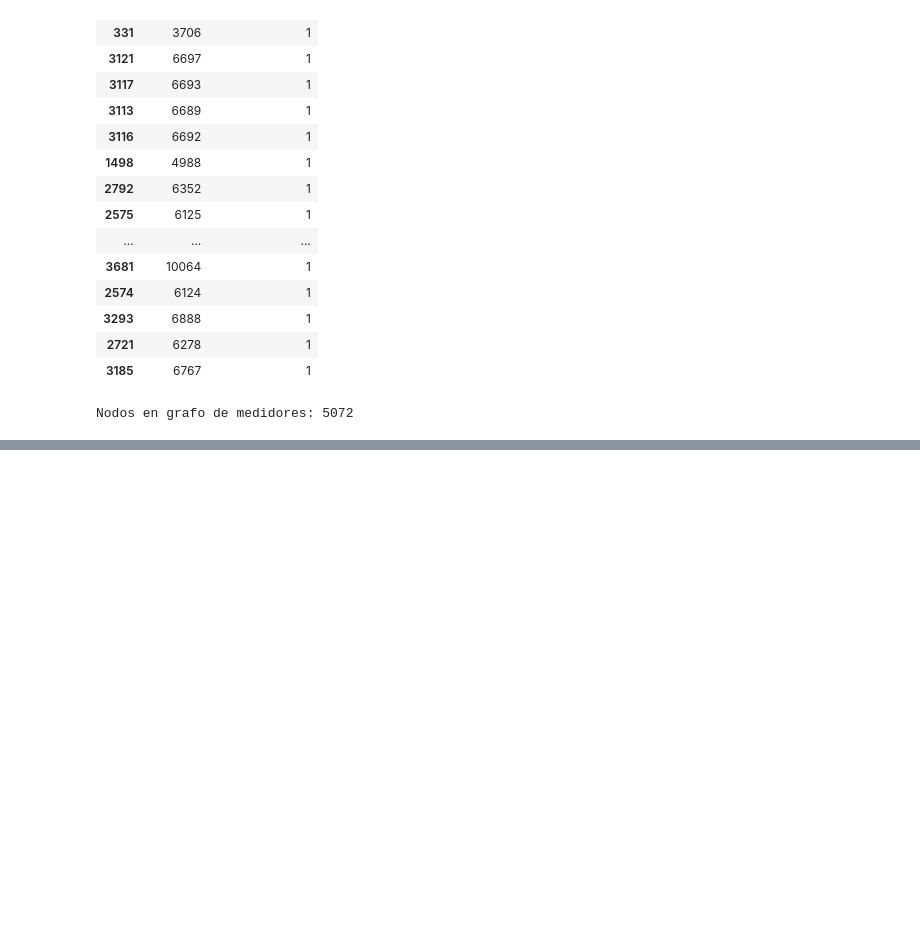
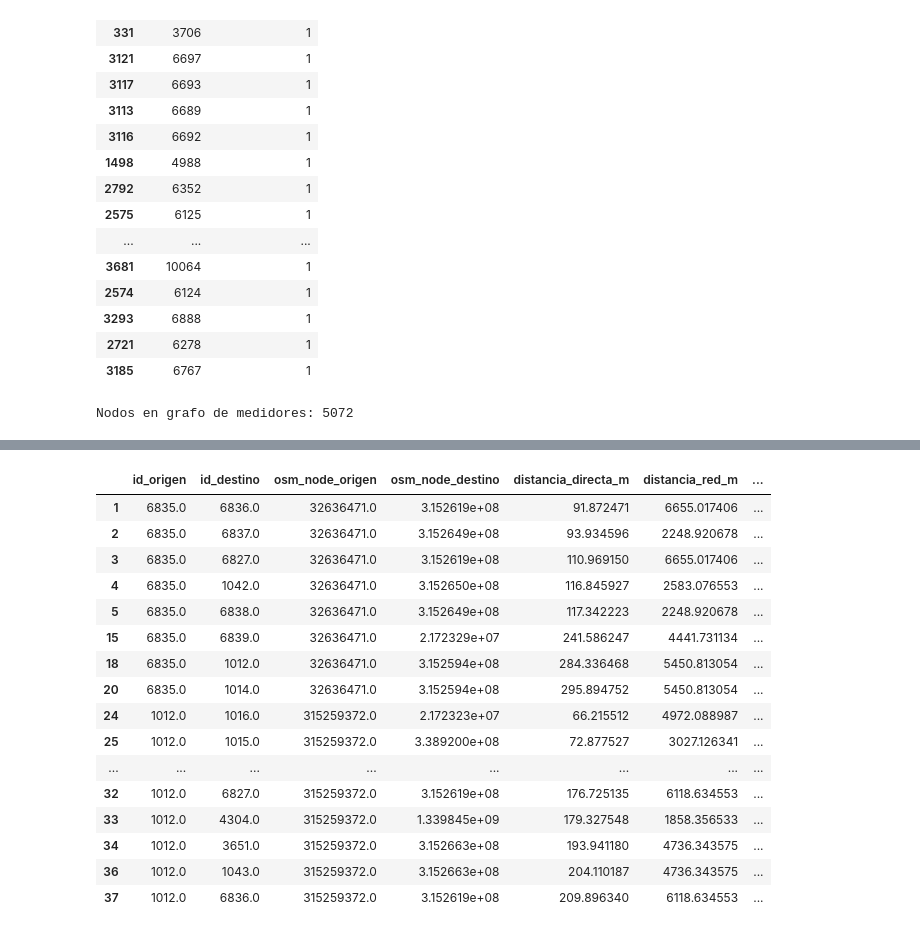
Before and after one commit to claudiaalozano/Movilidad_inteligente_madrid, a Jupyter notebook: grafo/grafo_puntos_medidore.ipynb, the cells around one changed output, grey strips where cells are left out. Cells and saved outputs as stored; diff of their text form; code cells hidden in the pictures; blank space fills up the shorter version.

```diff
--- a/grafo/grafo_puntos_medidore.ipynb
+++ b/grafo/grafo_puntos_medidore.ipynb
@@ -406,0 +801,24 @@ def construir_aristas_por_cutoff(medidores, G_osm, cutoff_m):
+# %%
+aristas_revision = df_aristas_reales[
+    df_aristas_reales["calidad_arista"] != "ok"
+].copy()
+
+aristas_revision.head(20)
+# %% [output]
+|  | id_origen | id_destino | osm_node_origen | osm_node_destino | distancia_directa_m | distancia_red_m | ... |
+| 1 | 6835.0 | 6836.0 | 32636471.0 | 3.152619e+08 | 91.872471 | 6655.017406 | ... |
+| 2 | 6835.0 | 6837.0 | 32636471.0 | 3.152649e+08 | 93.934596 | 2248.920678 | ... |
+| 3 | 6835.0 | 6827.0 | 32636471.0 | 3.152619e+08 | 110.969150 | 6655.017406 | ... |
+| 4 | 6835.0 | 1042.0 | 32636471.0 | 3.152650e+08 | 116.845927 | 2583.076553 | ... |
+| 5 | 6835.0 | 6838.0 | 32636471.0 | 3.152649e+08 | 117.342223 | 2248.920678 | ... |
+| 15 | 6835.0 | 6839.0 | 32636471.0 | 2.172329e+07 | 241.586247 | 4441.731134 | ... |
+| 18 | 6835.0 | 1012.0 | 32636471.0 | 3.152594e+08 | 284.336468 | 5450.813054 | ... |
+| 20 | 6835.0 | 1014.0 | 32636471.0 | 3.152594e+08 | 295.894752 | 5450.813054 | ... |
+| 24 | 1012.0 | 1016.0 | 315259372.0 | 2.172323e+07 | 66.215512 | 4972.088987 | ... |
+| 25 | 1012.0 | 1015.0 | 315259372.0 | 3.389200e+08 | 72.877527 | 3027.126341 | ... |
+| ... | ... | ... | ... | ... | ... | ... | ... |
+| 32 | 1012.0 | 6827.0 | 315259372.0 | 3.152619e+08 | 176.725135 | 6118.634553 | ... |
+| 33 | 1012.0 | 4304.0 | 315259372.0 | 1.339845e+09 | 179.327548 | 1858.356533 | ... |
+| 34 | 1012.0 | 3651.0 | 315259372.0 | 3.152663e+08 | 193.941180 | 4736.343575 | ... |
+| 36 | 1012.0 | 1043.0 | 315259372.0 | 3.152663e+08 | 204.110187 | 4736.343575 | ... |
+| 37 | 1012.0 | 6836.0 | 315259372.0 | 3.152619e+08 | 209.896340 | 6118.634553 | ... |
```
Also changed, not shown: parts of 21 cells of this notebook.
